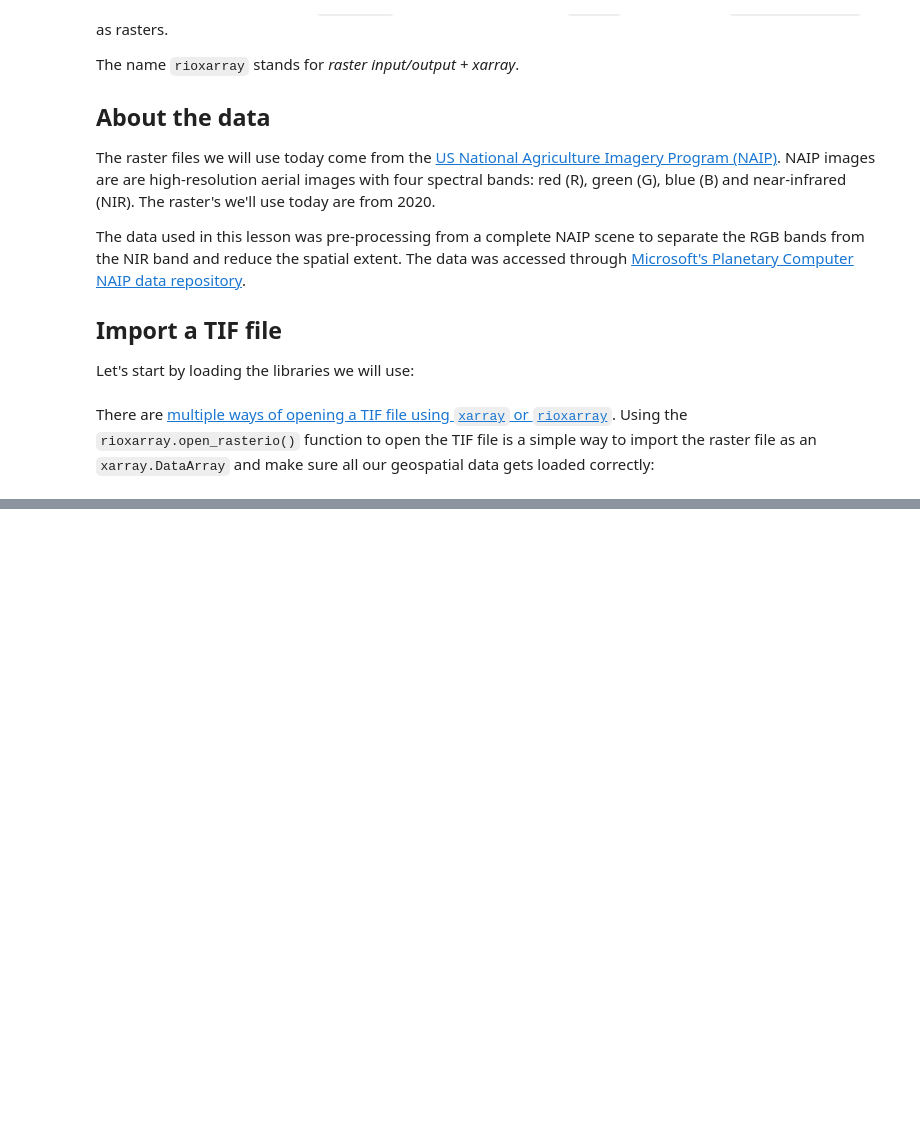
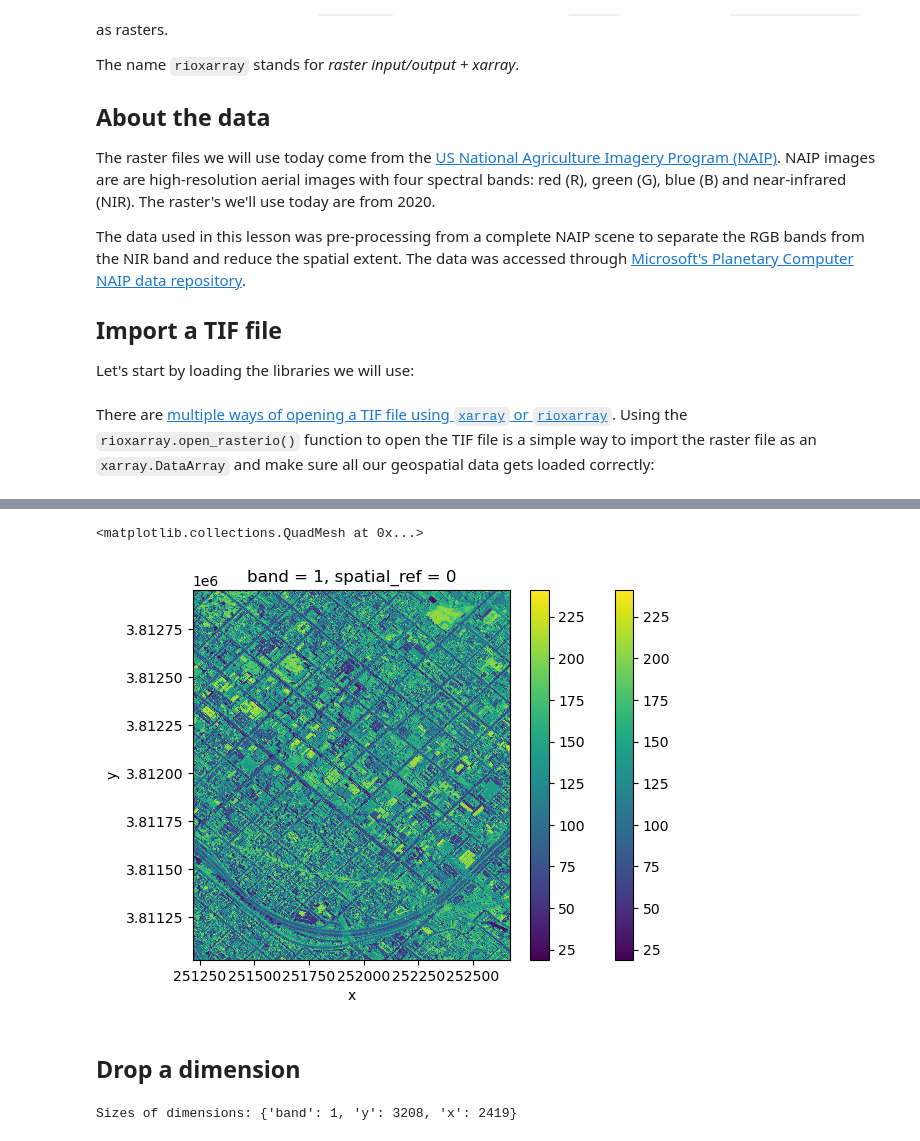
Before and after one commit to ssoriano22/eds220-in-class, a Jupyter notebook: week-8-rioxarray-STUDENTS.ipynb, the cells around one changed output, grey strips where cells are left out. Saved outputs shown, nothing was run; the diff lists cells and outputs as text; code cells hidden in the pictures; blank space fills up the shorter version.

```diff
--- a/week-8-rioxarray-STUDENTS.ipynb
+++ b/week-8-rioxarray-STUDENTS.ipynb
@@ -39,0 +43,5 @@ path = os.path.join('/',
+# %%
+# Import NIR TIF file
+fp = os.path.join('data','NAIP_SB','NAIP_SB_nir.tif')
+nir = rioxr.open_rasterio(fp)
+nir
@@ -39,0 +79,11 @@ path = os.path.join('/',
+# %%
+nir.plot()
+# %% [output]
+<matplotlib.collections.QuadMesh at 0x...>
+[figure, added]
+# %% [markdown]
+## Drop a dimension
+# %%
+print("Sizes of dimensions:", dict(nir.sizes))
+# %% [output]
+Sizes of dimensions: {'band': 1, 'y': 3208, 'x': 2419}
```
Also changed, not shown: parts of 41 cells of this notebook, 1 other file.
